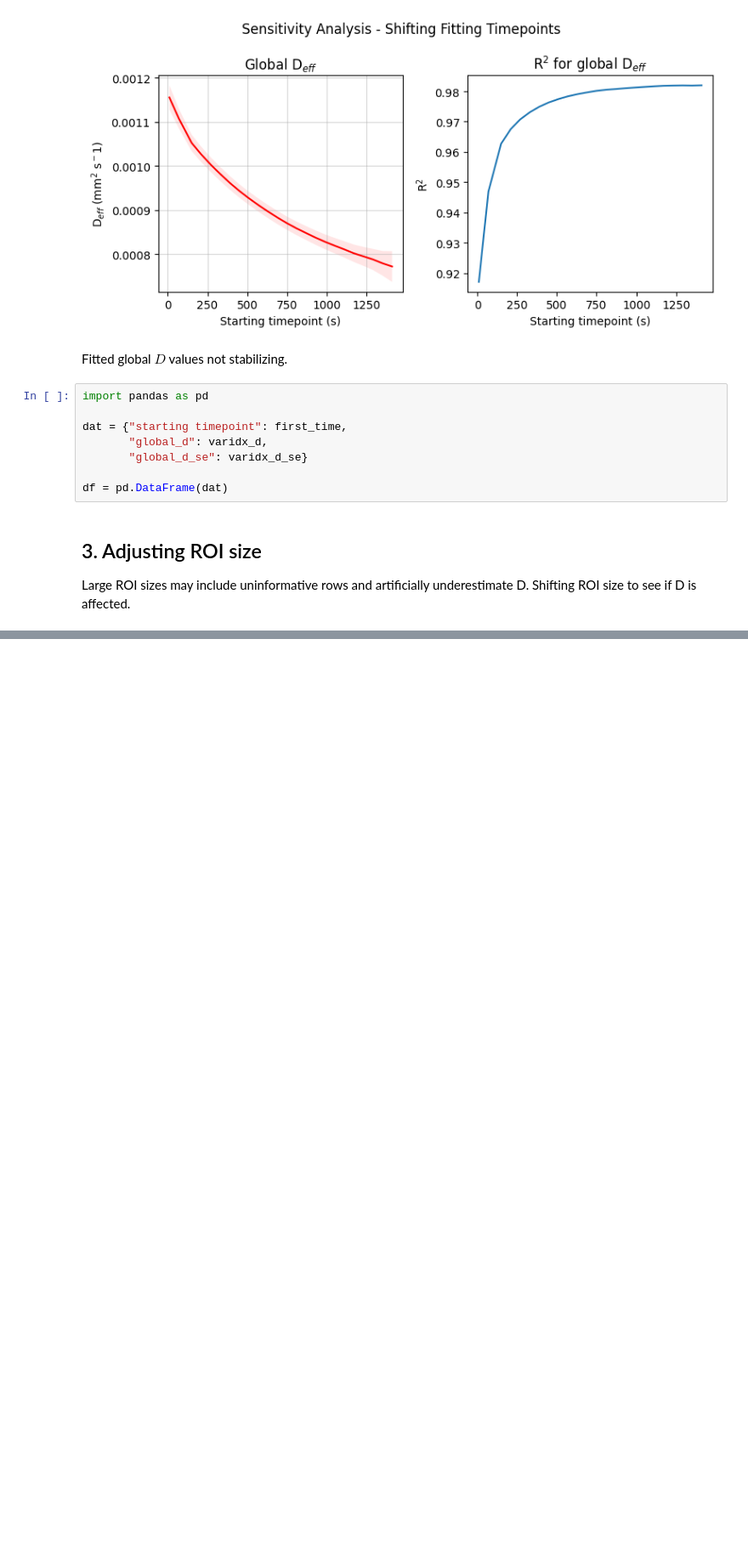
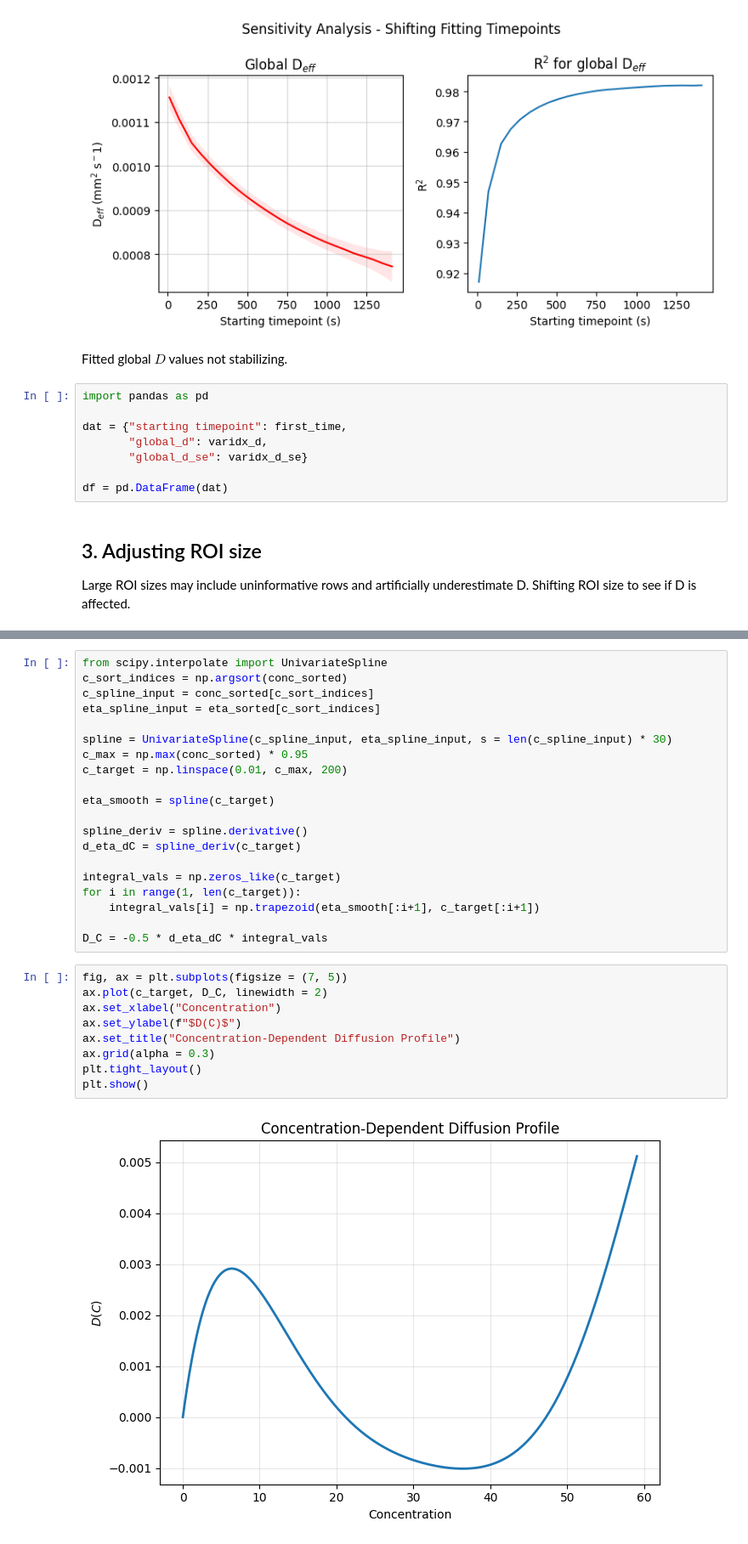
Before and after one commit to isaackh28/diff_tests, a Jupyter notebook: fit_diff.ipynb, the cells around one changed output, grey strips where cells are left out. Shown at 85% size. Cells and saved outputs as stored; diff of their text form; blank space fills up the shorter version.

```diff
--- a/fit_diff.ipynb
+++ b/fit_diff.ipynb
@@ -695,0 +721,31 @@ ax.scatter(eta_flat, conc_flat, s = 3)
+# %%
+from scipy.interpolate import UnivariateSpline
+c_sort_indices = np.argsort(conc_sorted)
+c_spline_input = conc_sorted[c_sort_indices]
+eta_spline_input = eta_sorted[c_sort_indices]
+
+spline = UnivariateSpline(c_spline_input, eta_spline_input, s = len(c_spline_input) * 30)
+c_max = np.max(conc_sorted) * 0.95
+c_target = np.linspace(0.01, c_max, 200)
+
+eta_smooth = spline(c_target)
+
+spline_deriv = spline.derivative()
+d_eta_dC = spline_deriv(c_target)
+
+integral_vals = np.zeros_like(c_target)
+for i in range(1, len(c_target)):
+    integral_vals[i] = np.trapezoid(eta_smooth[:i+1], c_target[:i+1])
+
+D_C = -0.5 * d_eta_dC * integral_vals
+# %%
+fig, ax = plt.subplots(figsize = (7, 5))
+ax.plot(c_target, D_C, linewidth = 2)
+ax.set_xlabel("Concentration")
+ax.set_ylabel(f"$D(C)$")
+ax.set_title("Concentration-Dependent Diffusion Profile")
+ax.grid(alpha = 0.3)
+plt.tight_layout()
+plt.show()
+# %% [output]
+[figure, added]
```
Also changed, not shown: parts of 17 cells of this notebook.
